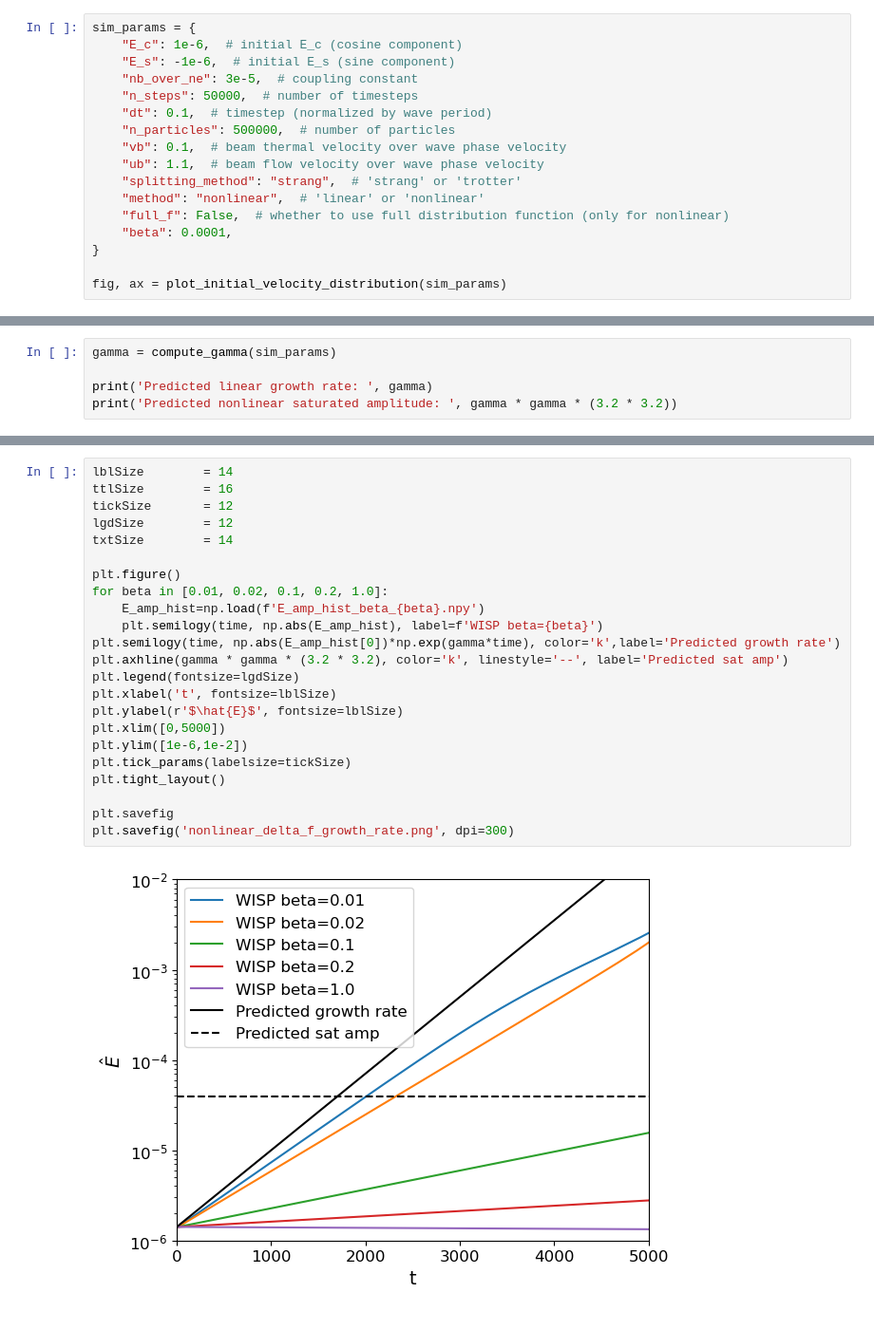
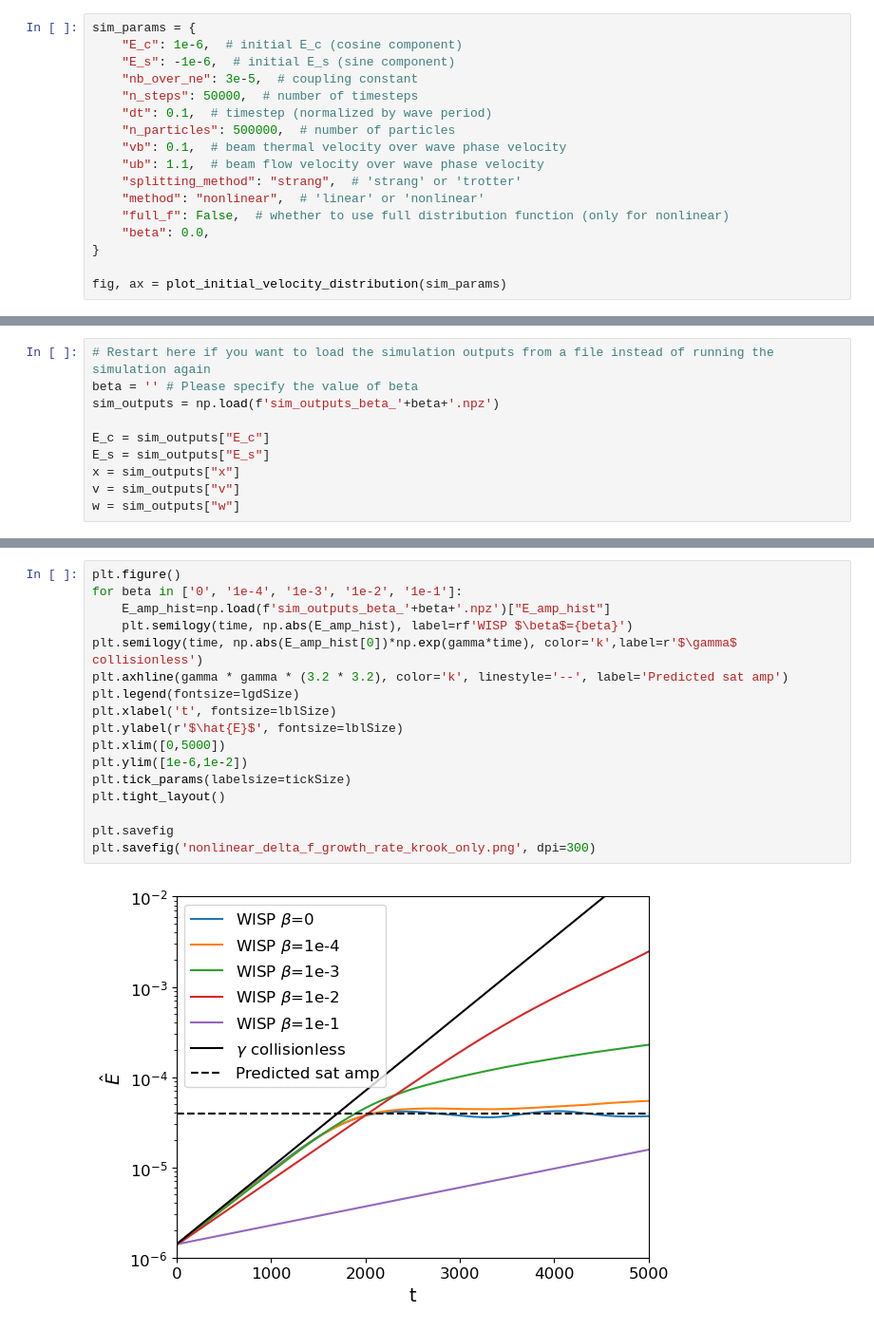
Before and after one commit to ejpaul/wisp_proto, a Jupyter notebook: examples/nonlinear_delta_f_collision/krook_only/nonlinear_delta_f_example.ipynb, the cells around one changed output, grey strips where cells are left out. Shown at 95% size. Cells and saved outputs as stored; diff of their text form.

```diff
--- a/examples/nonlinear_delta_f_collision/krook_only/nonlinear_delta_f_example.ipynb
+++ b/examples/nonlinear_delta_f_collision/krook_only/nonlinear_delta_f_example.ipynb
@@ -26,7 +32,7 @@ sim_params = {
     "splitting_method": "strang",  # 'strang' or 'trotter'
     "method": "nonlinear",  # 'linear' or 'nonlinear'
     "full_f": False,  # whether to use full distribution function (only for nonlinear)
-    "beta": 0.0001,
+    "beta": 0.0,
 }
 
 fig, ax = plot_initial_velocity_distribution(sim_params)
@@ -51,4 +61,14 @@ E_s = sim_outputs["E_s"]
 x = sim_outputs["x"]
 v = sim_outputs["v"]
 w = sim_outputs["w"]
+# %%
+# Restart here if you want to load the simulation outputs from a file instead of running the simulation again
+beta = '' # Please specify the value of beta
+sim_outputs = np.load(f'sim_outputs_beta_'+beta+'.npz')
+
+E_c = sim_outputs["E_c"]
+E_s = sim_outputs["E_s"]
+x = sim_outputs["x"]
+v = sim_outputs["v"]
+w = sim_outputs["w"]
 # %%
@@ -67,5 +83,0 @@ np.save('E_amp_hist_beta_1e-4.npy', E_amp_hist)
-# %%
-gamma = compute_gamma(sim_params)
-
-print('Predicted linear growth rate: ', gamma)
-print('Predicted nonlinear saturated amplitude: ', gamma * gamma * (3.2 * 3.2))
@@ -89,25 +103,19 @@ plt.ylim([1e-6,1e-3])
 # %%
-lblSize        = 14
-ttlSize        = 16
-tickSize       = 12
-lgdSize        = 12
-txtSize        = 14
-
 plt.figure()
-for beta in [0.01, 0.02, 0.1, 0.2, 1.0]:
-    E_amp_hist=np.load(f'E_amp_hist_beta_{beta}.npy')
-    plt.semilogy(time, np.abs(E_amp_hist), label=f'WISP beta={beta}')
-plt.semilogy(time, np.abs(E_amp_hist[0])*np.exp(gamma*time), color='k',label='Predicted growth rate')
+for beta in ['0', '1e-4', '1e-3', '1e-2', '1e-1']:
+    E_amp_hist=np.load(f'sim_outputs_beta_'+beta+'.npz')["E_amp_hist"]
+    plt.semilogy(time, np.abs(E_amp_hist), label=rf'WISP $\beta$={beta}')
+plt.semilogy(time, np.abs(E_amp_hist[0])*np.exp(gamma*time), color='k',label=r'$\gamma$ collisionless')
 plt.axhline(gamma * gamma * (3.2 * 3.2), color='k', linestyle='--', label='Predicted sat amp')
 plt.legend(fontsize=lgdSize)
 plt.xlabel('t', fontsize=lblSize)
 plt.ylabel(r'$\hat{E}$', fontsize=lblSize)
 plt.xlim([0,5000])
 plt.ylim([1e-6,1e-2])
 plt.tick_params(labelsize=tickSize)
 plt.tight_layout()
 
 plt.savefig
-plt.savefig('nonlinear_delta_f_growth_rate.png', dpi=300)
+plt.savefig('nonlinear_delta_f_growth_rate_krook_only.png', dpi=300)
 # %% [output]
-[figure, old version]
+[figure, new version]
```
Also changed, not shown: parts of 7 cells of this notebook, 13 other files.
